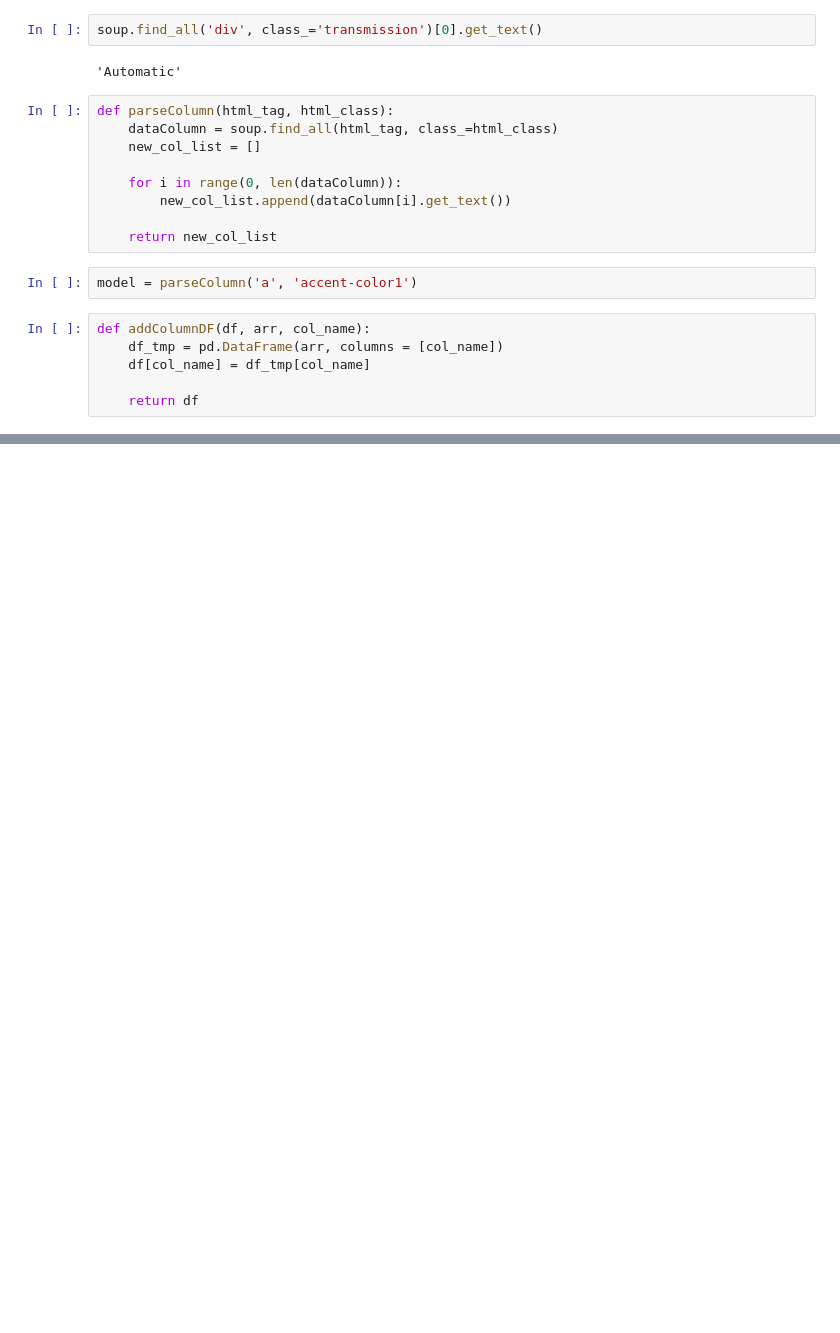
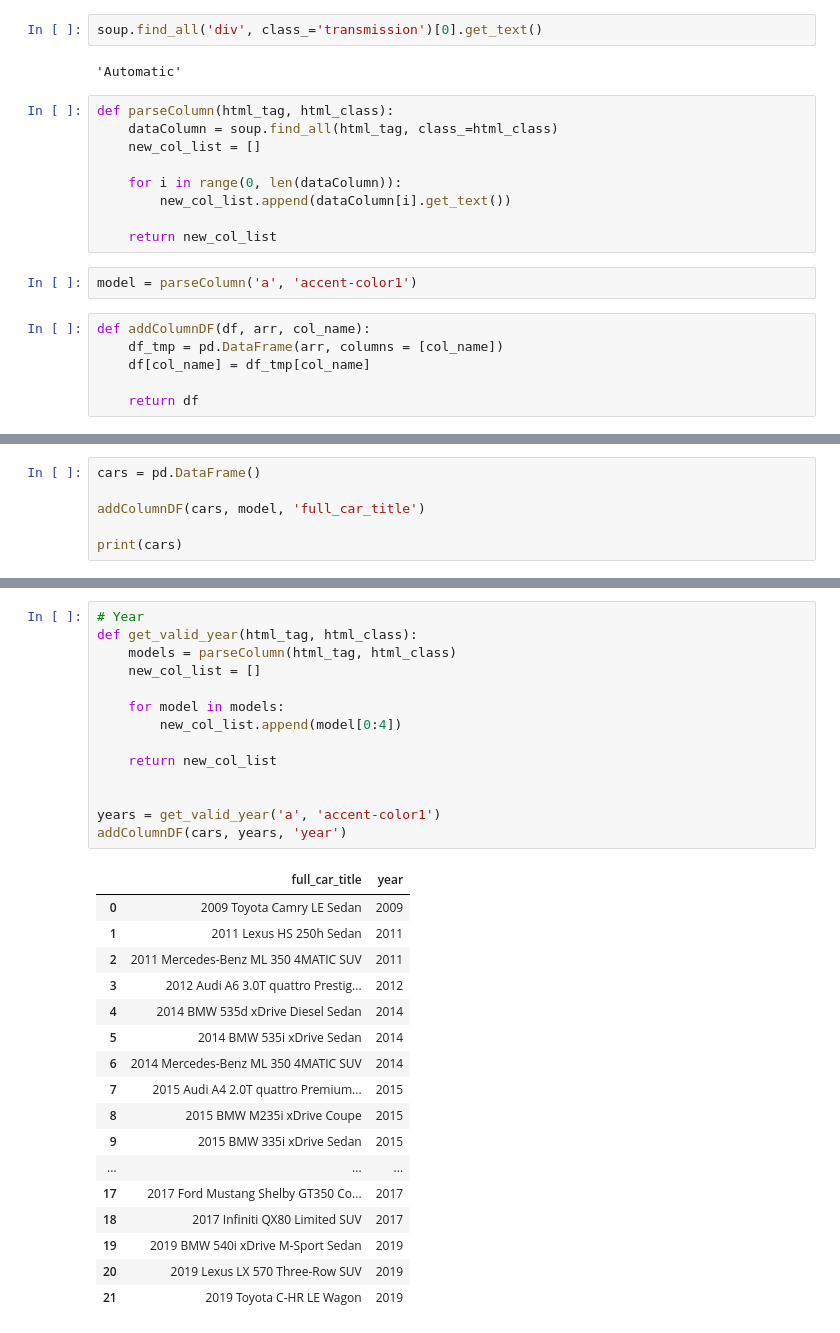
Before and after one commit to dkimhw/inventory-insights, a Jupyter notebook: testing_web_scraping.ipynb, the cells around one changed output, grey strips where cells are left out. Saved outputs shown, nothing was run; the diff lists cells and outputs as text; blank space fills up the shorter version.

Commit message:
Explore how to parse model & make

```diff
--- a/testing_web_scraping.ipynb
+++ b/testing_web_scraping.ipynb
@@ -119,0 +100,6 @@ addColumnDF(pd.DataFrame(), model, 'model')
+# %%
+cars = pd.DataFrame()
+
+addColumnDF(cars, model, 'full_car_title')
+
+print(cars)
@@ -119,0 +124,32 @@ addColumnDF(pd.DataFrame(), model, 'model')
+# %%
+# Year
+def get_valid_year(html_tag, html_class):
+    models = parseColumn(html_tag, html_class)
+    new_col_list = []
+
+    for model in models:
+        new_col_list.append(model[0:4])
+
+    return new_col_list
+
+
+years = get_valid_year('a', 'accent-color1')
+addColumnDF(cars, years, 'year')
+# %% [output]
+|  | full_car_title | year |
+| 0 | 2009 Toyota Camry LE Sedan | 2009 |
+| 1 | 2011 Lexus HS 250h Sedan | 2011 |
+| 2 | 2011 Mercedes-Benz ML 350 4MATIC SUV | 2011 |
+| 3 | 2012 Audi A6 3.0T quattro Prestig... | 2012 |
+| 4 | 2014 BMW 535d xDrive Diesel Sedan | 2014 |
+| 5 | 2014 BMW 535i xDrive Sedan | 2014 |
+| 6 | 2014 Mercedes-Benz ML 350 4MATIC SUV | 2014 |
+| 7 | 2015 Audi A4 2.0T quattro Premium... | 2015 |
+| 8 | 2015 BMW M235i xDrive Coupe | 2015 |
+| 9 | 2015 BMW 335i xDrive Sedan | 2015 |
+| ... | ... | ... |
+| 17 | 2017 Ford Mustang Shelby GT350 Co... | 2017 |
+| 18 | 2017 Infiniti QX80 Limited SUV | 2017 |
+| 19 | 2019 BMW 540i xDrive M-Sport Sedan | 2019 |
+| 20 | 2019 Lexus LX 570 Three-Row SUV | 2019 |
+| 21 | 2019 Toyota C-HR LE Wagon | 2019 |
```
Also changed, not shown: parts of 9 cells of this notebook.
